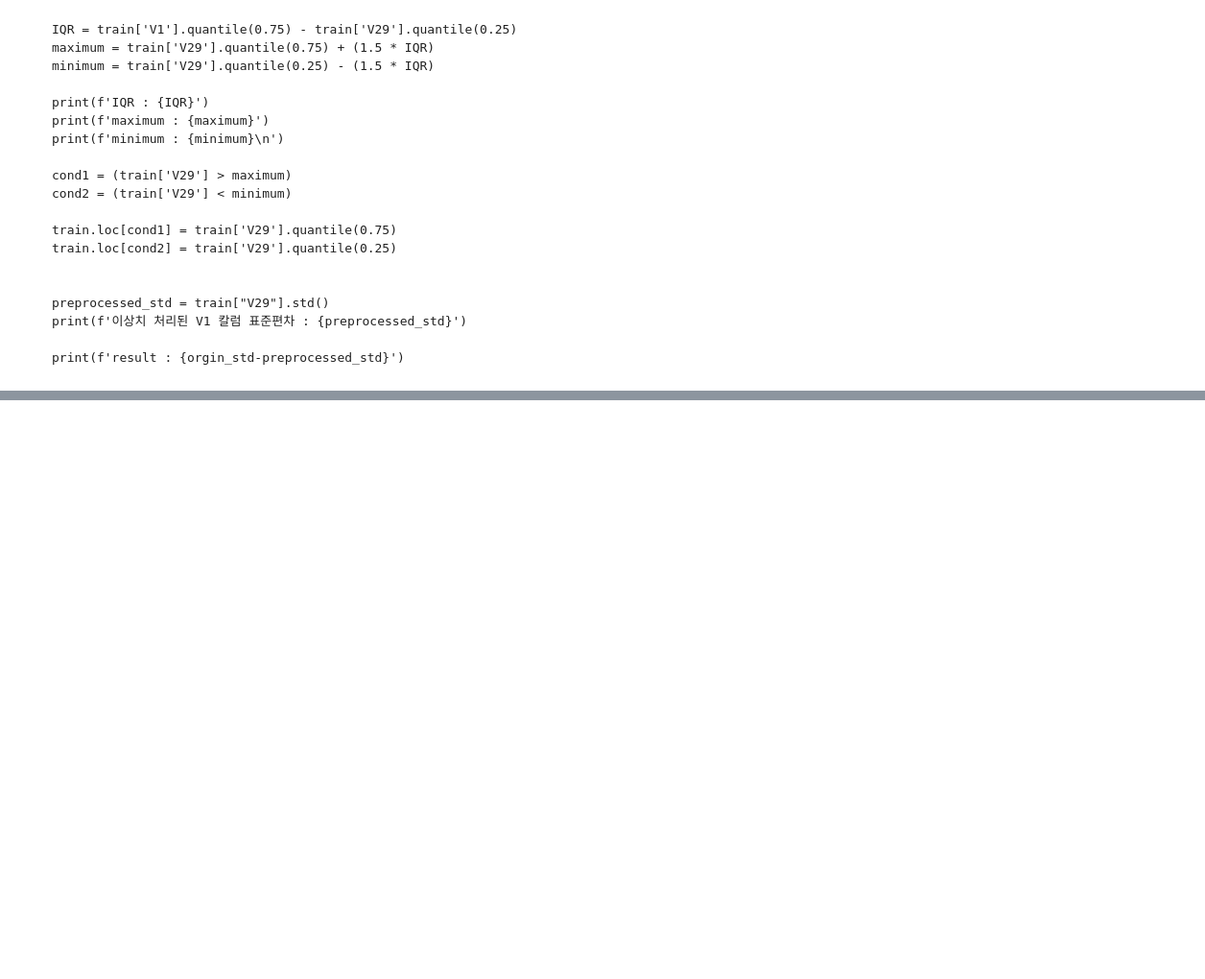
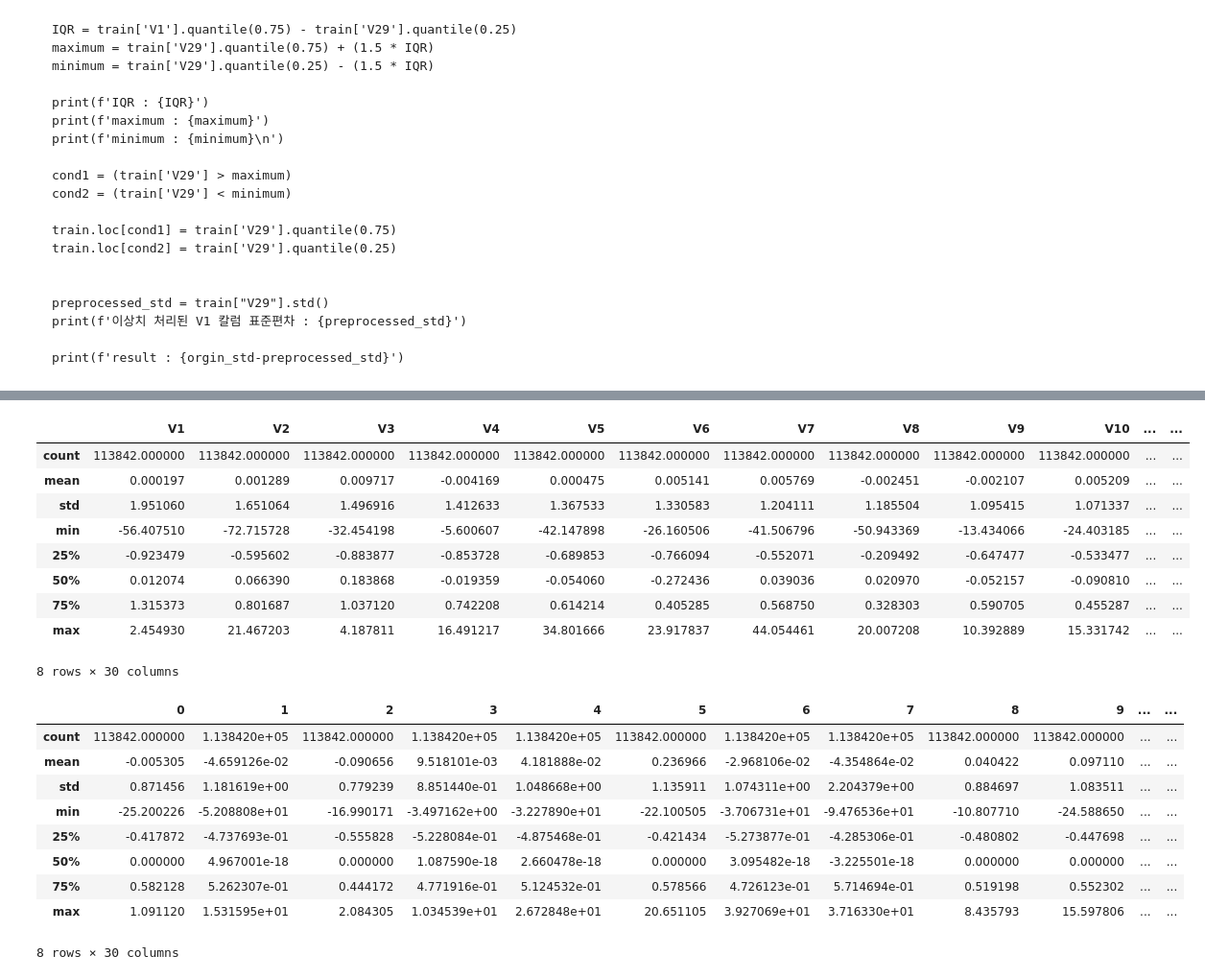
Before and after one commit to namwootree/Dacrew-4th, a Jupyter notebook: Stage_2.ipynb, the cells around one changed output, grey strips where cells are left out. Shown at 96% size. Saved outputs shown, nothing was run; the diff lists cells and outputs as text; code cells hidden in the pictures; blank space fills up the shorter version.

```diff
--- a/Stage_2.ipynb
+++ b/Stage_2.ipynb
@@ -653,0 +788,11 @@ print(f'result : {orgin_std-preprocessed_std}')
+# %%
+# 스케일링을 용이하게 사용하게 별도로 변수로 지정합니다.
+robust_scaler = RobustScaler()
+
+# fit_transform 함수를 활용해 StandardScaler를 적용시킨 후 array 형태로 반환합니다.
+array_robust_scaled = robust_scaler.fit_transform(df)
+
+# array 형태의 데이터를 pandas 라이브러리의 DataFrame 함수를 사용해 데이터프레임로 변환합니다.
+df_robust_scaled = pd.DataFrame(array_robust_scaled)
+
+display(df_robust_scaled.head())
@@ -653,0 +807,25 @@ print(f'result : {orgin_std-preprocessed_std}')
+# %%
+# 1사분위수와 3사분위수가 어떻게 변하였는 지 확인해봅시다.
+# 각각의 Feature들이 1사분위수와 3사분위수를 확인하여 IQR를 구해보면 1에 가깝게 변환하였음을 볼 수 있습니다.
+display(df.describe(), df_robust_scaled.describe())
+# %% [output]
+|  | V1 | V2 | V3 | V4 | V5 | V6 | V7 | V8 | V9 | V10 | ... | ... |
+| count | 113842.000000 | 113842.000000 | 113842.000000 | 113842.000000 | 113842.000000 | 113842.000000 | 113842.000000 | 113842.000000 | 113842.000000 | 113842.000000 | ... | ... |
+| mean | 0.000197 | 0.001289 | 0.009717 | -0.004169 | 0.000475 | 0.005141 | 0.005769 | -0.002451 | -0.002107 | 0.005209 | ... | ... |
+| std | 1.951060 | 1.651064 | 1.496916 | 1.412633 | 1.367533 | 1.330583 | 1.204111 | 1.185504 | 1.095415 | 1.071337 | ... | ... |
+| min | -56.407510 | -72.715728 | -32.454198 | -5.600607 | -42.147898 | -26.160506 | -41.506796 | -50.943369 | -13.434066 | -24.403185 | ... | ... |
+| 25% | -0.923479 | -0.595602 | -0.883877 | -0.853728 | -0.689853 | -0.766094 | -0.552071 | -0.209492 | -0.647477 | -0.533477 | ... | ... |
+| 50% | 0.012074 | 0.066390 | 0.183868 | -0.019359 | -0.054060 | -0.272436 | 0.039036 | 0.020970 | -0.052157 | -0.090810 | ... | ... |
+| 75% | 1.315373 | 0.801687 | 1.037120 | 0.742208 | 0.614214 | 0.405285 | 0.568750 | 0.328303 | 0.590705 | 0.455287 | ... | ... |
+| max | 2.454930 | 21.467203 | 4.187811 | 16.491217 | 34.801666 | 23.917837 | 44.054461 | 20.007208 | 10.392889 | 15.331742 | ... | ... |
+8 rows × 30 columns
+|  | 0 | 1 | 2 | 3 | 4 | 5 | 6 | 7 | 8 | 9 | ... | ... |
+| count | 113842.000000 | 1.138420e+05 | 113842.000000 | 1.138420e+05 | 1.138420e+05 | 113842.000000 | 1.138420e+05 | 1.138420e+05 | 113842.000000 | 113842.000000 | ... | ... |
+| mean | -0.005305 | -4.659126e-02 | -0.090656 | 9.518101e-03 | 4.181888e-02 | 0.236966 | -2.968106e-02 | -4.354864e-02 | 0.040422 | 0.097110 | ... | ... |
+| std | 0.871456 | 1.181619e+00 | 0.779239 | 8.851440e-01 | 1.048668e+00 | 1.135911 | 1.074311e+00 | 2.204379e+00 | 0.884697 | 1.083511 | ... | ... |
+| min | -25.200226 | -5.208808e+01 | -16.990171 | -3.497162e+00 | -3.227890e+01 | -22.100505 | -3.706731e+01 | -9.476536e+01 | -10.807710 | -24.588650 | ... | ... |
+| 25% | -0.417872 | -4.737693e-01 | -0.555828 | -5.228084e-01 | -4.875468e-01 | -0.421434 | -5.273877e-01 | -4.285306e-01 | -0.480802 | -0.447698 | ... | ... |
+| 50% | 0.000000 | 4.967001e-18 | 0.000000 | 1.087590e-18 | 2.660478e-18 | 0.000000 | 3.095482e-18 | -3.225501e-18 | 0.000000 | 0.000000 | ... | ... |
+| 75% | 0.582128 | 5.262307e-01 | 0.444172 | 4.771916e-01 | 5.124532e-01 | 0.578566 | 4.726123e-01 | 5.714694e-01 | 0.519198 | 0.552302 | ... | ... |
+| max | 1.091120 | 1.531595e+01 | 2.084305 | 1.034539e+01 | 2.672848e+01 | 20.651105 | 3.927069e+01 | 3.716330e+01 | 8.435793 | 15.597806 | ... | ... |
+8 rows × 30 columns
```
Also changed, not shown: parts of 45 cells of this notebook.
